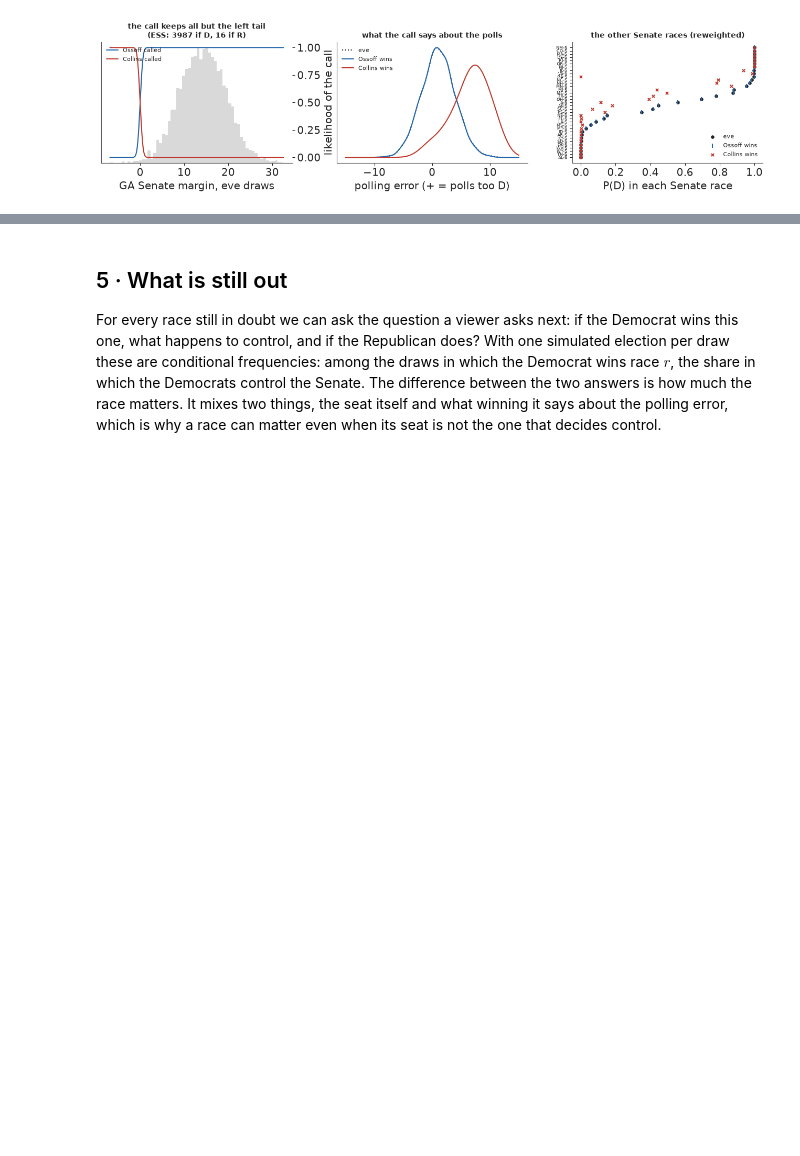
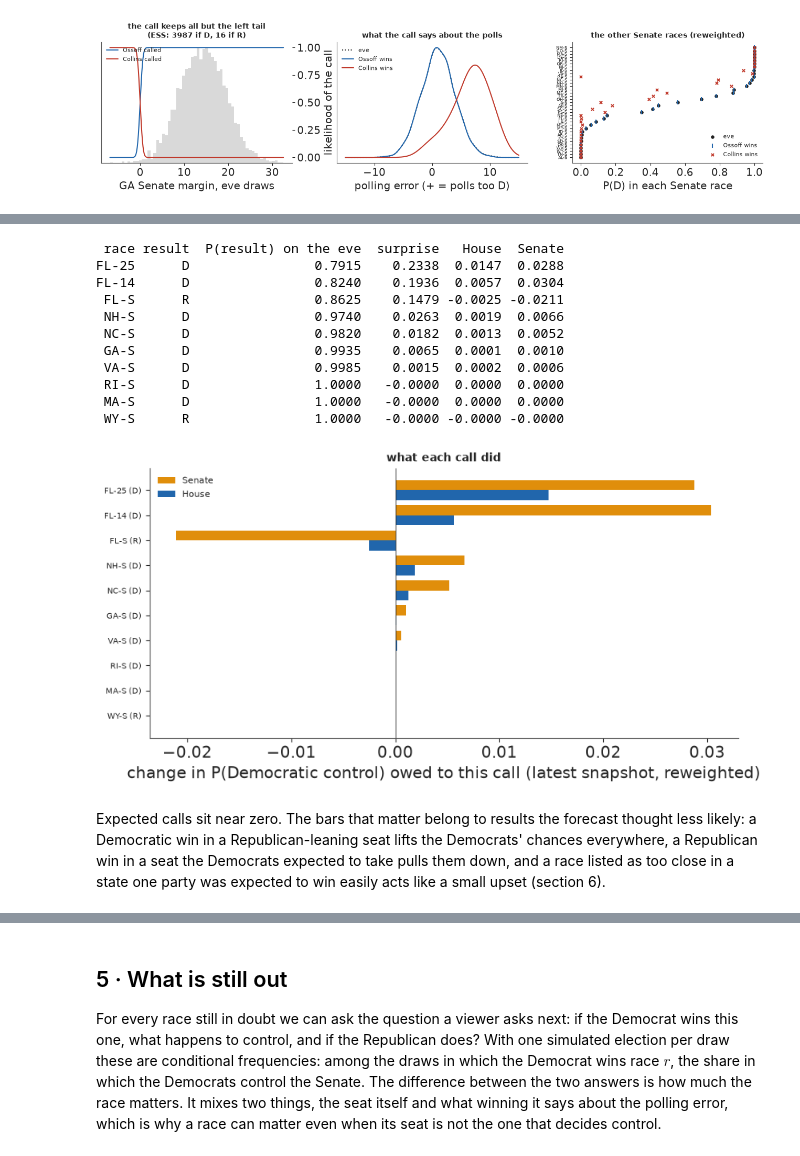
Before and after one commit to redam94/pymc-challenges, a Jupyter notebook: notebooks/examples/E95_election_night.ipynb, the cells around one changed output, grey strips where cells are left out. Cells and saved outputs as stored; diff of their text form; code cells hidden in the pictures; blank space fills up the shorter version.

```diff
--- a/notebooks/examples/E95_election_night.ipynb
+++ b/notebooks/examples/E95_election_night.ipynb
@@ -654,0 +578,40 @@ shared error, while the Democrats' House majority already had room to spare.
+# %%
+base = S_snap[SNAPS[-1]]
+eff = []
+for r in calls.itertuples():
+    rest = [x for x in INFO if x[0] != r.race]
+    S = reweighted(rest)
+    eff.append({"race": r.race, "result": "too close" if r.status == "too close" else r.winner,
+                "surprise": r.surprise,
+                "House": base["P(House)"] - S["P(House)"], "Senate": base["P(Senate)"] - S["P(Senate)"]})
+eff = pd.DataFrame(eff)
+eff.insert(2, "P(result) on the eve", calls["P(result)"].where(calls.status == "called").to_numpy())
+eff = eff.reindex((eff.House.abs() + eff.Senate.abs()).sort_values(ascending=False).index)
+print(eff.round(4).to_string(index=False))
+fig, ax = plt.subplots(figsize=(8, 0.3 * len(eff) + 1.2))
+y_ = np.arange(len(eff))[::-1]
+ax.barh(y_ + 0.2, eff.Senate, height=0.4, color=GOLD, label="Senate")
+ax.barh(y_ - 0.2, eff.House, height=0.4, color=D_C, label="House")
+ax.axvline(0, color=INK, lw=0.6)
+ax.set_yticks(y_, [f"{r} ({x})" for r, x in zip(eff.race, eff.result)], fontsize=7)
+ax.set_xlabel("change in P(Democratic control) owed to this call (latest snapshot, reweighted)")
+ax.legend(fontsize=8)
+ax.set_title("what each call did", fontsize=10);
+# %% [output]
+ race result  P(result) on the eve  surprise   House  Senate
+FL-25      D                0.7915    0.2338  0.0147  0.0288
+FL-14      D                0.8240    0.1936  0.0057  0.0304
+ FL-S      R                0.8625    0.1479 -0.0025 -0.0211
+ NH-S      D                0.9740    0.0263  0.0019  0.0066
+ NC-S      D                0.9820    0.0182  0.0013  0.0052
+ GA-S      D                0.9935    0.0065  0.0001  0.0010
+ VA-S      D                0.9985    0.0015  0.0002  0.0006
+ RI-S      D                1.0000   -0.0000  0.0000  0.0000
+ MA-S      D                1.0000   -0.0000  0.0000  0.0000
+ WY-S      R                1.0000   -0.0000 -0.0000 -0.0000
+[figure, added]
+# %% [markdown]
+Expected calls sit near zero. The bars that matter belong to results the forecast thought less likely:
+a Democratic win in a Republican-leaning seat lifts the Democrats' chances everywhere, a Republican win
+in a seat the Democrats expected to take pulls them down, and a race listed as too close in a state one
+party was expected to win easily acts like a small upset (section 6).
```
Also changed, not shown: parts of 50 cells of this notebook, 3 other files.
